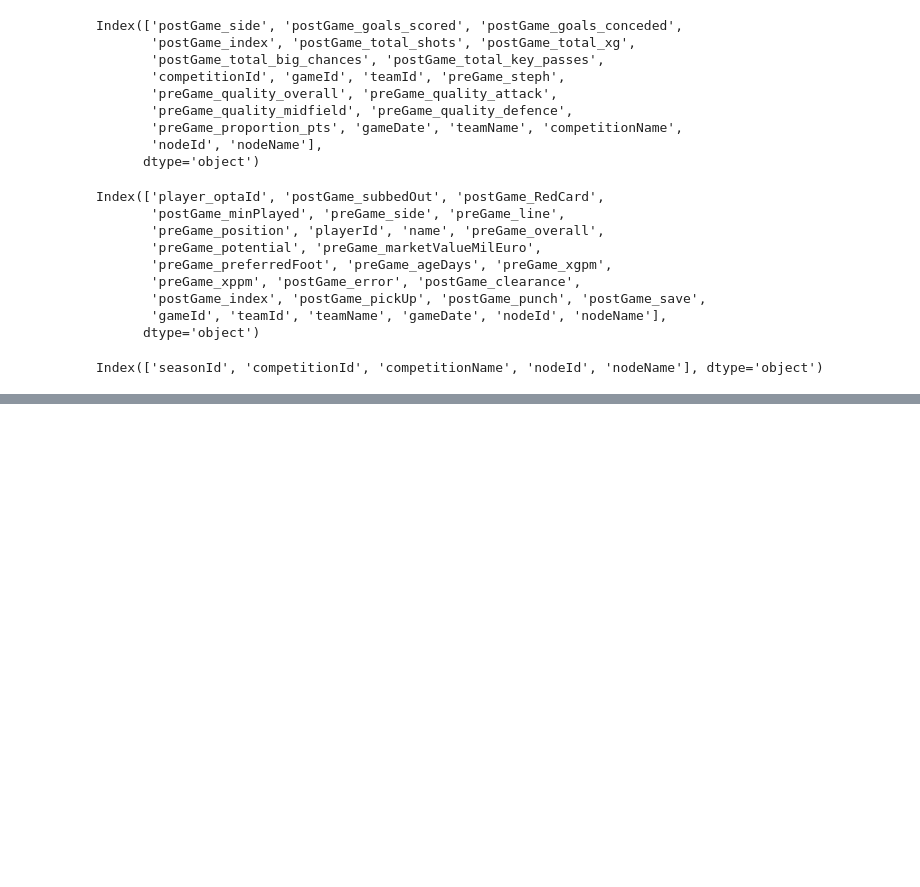
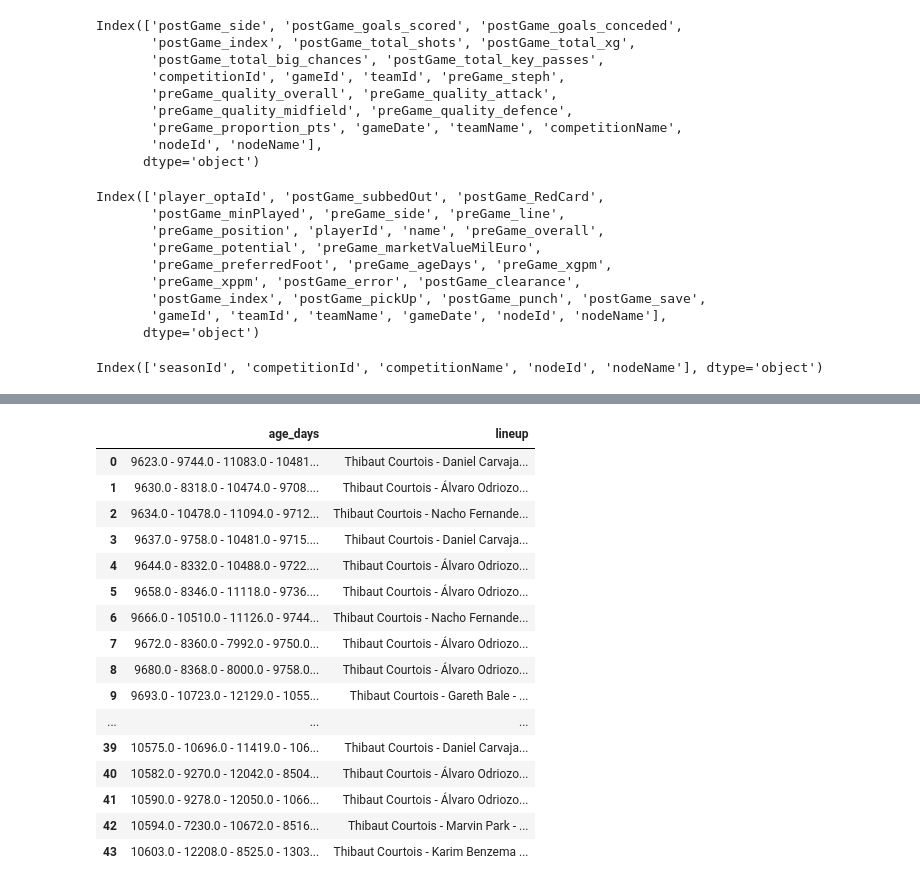
Before and after one commit to sunnybutwithano/Sports-Analysis-with-GNNs, a Jupyter notebook: Sports.ipynb, the cells around one changed output, grey strips where cells are left out. Cells and saved outputs as stored; diff of their text form; code cells hidden in the pictures; blank space fills up the shorter version.

```diff
--- a/Sports.ipynb
+++ b/Sports.ipynb
@@ -338,19 +371,29 @@ Index(['seasonId', 'competitionId', 'competitionName', 'nodeId', 'nodeName'], dt
 # %%
 query = """
-  select T.teamName, group_concat(playerName, ' - ') as lineup, T.gameId,
-          T.postGame_goals_scored as goals,
-          T.competitionName as league,
-          T.gameDate as date
+  select T.teamName,
+         G.name || ' - ' || group_concat(FP.name, ' - ') as lineup,
+         G.preGame_overall || ' - ' || group_concat(FP.preGame_overall, ' - ') as vg_rating,
+         G.preGame_potential || ' - ' || group_concat(FP.preGame_potential, ' - ') as potential,
+         G.preGame_marketValueMilEuro || ' - ' || group_concat(FP.preGame_marketValueMilEuro, ' - ') as market_value,
+         G.preGame_ageDays || ' - ' || group_concat(FP.preGame_ageDays, ' - ') as age_days,
+         G.preGame_xppm || ' - ' || group_concat(FP.preGame_xppm, ' - ') as xppm,
+         G.preGame_xgpm || ' - ' || group_concat(FP.preGame_xgpm, ' - ') as xgpm,
+         T.gameId,
+         T.postGame_goals_scored as goals,
+         T.competitionName as league,
+         T.gameDate as date
 
-  from PlaysForEdgesDf as P inner join (
+  from FieldPlayerNodesDf as FP inner join (
     select *
     from TeamNodesDf
-      inner join
     order by gameDate, gameId, postGame_side desc
   ) as T
-   on T.gameId = P.gameId and P.teamName = T.teamName
+   on T.gameId = FP.gameId and FP.teamName = T.teamName
+   inner join GKNodesDf G
+   on G.teamName = T.teamName and T.gameId = G.gameId
   group by T.gameDate, T.gameId, T.postGame_side
 """
 team_players_gameDf = ps.sqldf(query)
+team_players_gameDf.to_csv('team_players_game.csv')
 team_players_gameDf
 # %% [output]
@@ -369,0 +413,25 @@ team_players_gameDf
+# %%
+ps.sqldf("""
+  select age_days, lineup
+  from team_players_gameDf
+  where teamName = 'Real Madrid'
+  order by date
+""")
+# %% [output]
+|  | age_days | lineup |
+| 0 | 9623.0 - 9744.0 - 11083.0 - 10481... | Thibaut Courtois - Daniel Carvaja... |
+| 1 | 9630.0 - 8318.0 - 10474.0 - 9708.... | Thibaut Courtois - Álvaro Odriozo... |
+| 2 | 9634.0 - 10478.0 - 11094.0 - 9712... | Thibaut Courtois - Nacho Fernande... |
+| 3 | 9637.0 - 9758.0 - 10481.0 - 9715.... | Thibaut Courtois - Daniel Carvaja... |
+| 4 | 9644.0 - 8332.0 - 10488.0 - 9722.... | Thibaut Courtois - Álvaro Odriozo... |
+| 5 | 9658.0 - 8346.0 - 11118.0 - 9736.... | Thibaut Courtois - Álvaro Odriozo... |
+| 6 | 9666.0 - 10510.0 - 11126.0 - 9744... | Thibaut Courtois - Nacho Fernande... |
+| 7 | 9672.0 - 8360.0 - 7992.0 - 9750.0... | Thibaut Courtois - Álvaro Odriozo... |
+| 8 | 9680.0 - 8368.0 - 8000.0 - 9758.0... | Thibaut Courtois - Álvaro Odriozo... |
+| 9 | 9693.0 - 10723.0 - 12129.0 - 1055... | Thibaut Courtois - Gareth Bale - ... |
+| ... | ... | ... |
+| 39 | 10575.0 - 10696.0 - 11419.0 - 106... | Thibaut Courtois - Daniel Carvaja... |
+| 40 | 10582.0 - 9270.0 - 12042.0 - 8504... | Thibaut Courtois - Álvaro Odriozo... |
+| 41 | 10590.0 - 9278.0 - 12050.0 - 1066... | Thibaut Courtois - Álvaro Odriozo... |
+| 42 | 10594.0 - 7230.0 - 10672.0 - 8516... | Thibaut Courtois - Marvin Park - ... |
+| 43 | 10603.0 - 12208.0 - 8525.0 - 1303... | Thibaut Courtois - Karim Benzema ... |
```
Also changed, not shown: parts of 21 cells of this notebook.
